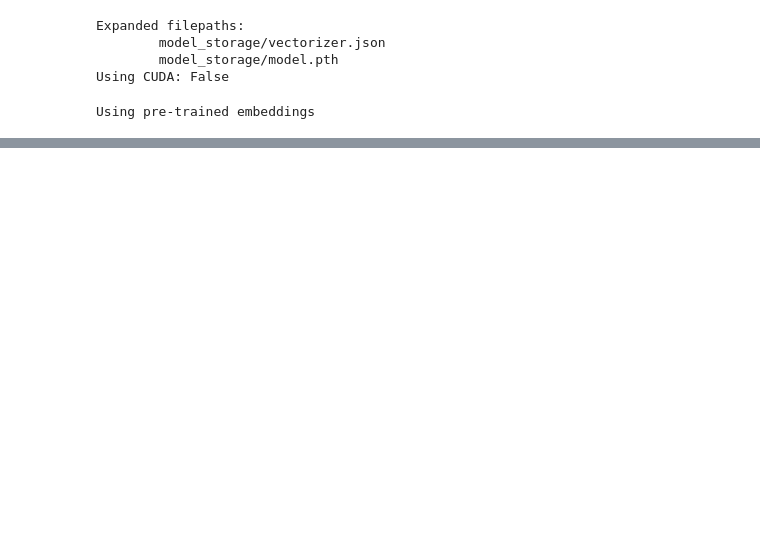
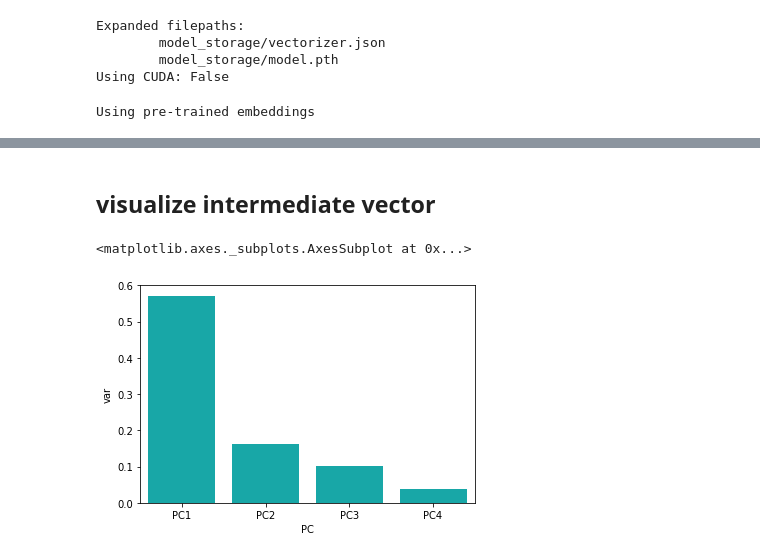
Before and after one commit to elisaoh/imdb-imbalanced, a Jupyter notebook: classify_imdb.ipynb, the cells around one changed output, grey strips where cells are left out. Cells and saved outputs as stored; diff of their text form; code cells hidden in the pictures; blank space fills up the shorter version.

```diff
--- a/classify_imdb.ipynb
+++ b/classify_imdb.ipynb
@@ -26,7 +26,8 @@ args = Namespace(
     seed=1337,
     learning_rate=0.001,
     dropout_p=0.1,
-    batch_size=32,
+    # for batch size
+    batch_size=1,
     num_epochs=100,
     early_stopping_criteria=5,
     # Runtime option
@@ -217,6 +218,8 @@ except KeyboardInterrupt:
     print("Exiting loop")
 # %%
 # compute the loss & accuracy on the test set using the best available model
+
+open("data/features.csv", 'w').close()
 
 classifier.load_state_dict(torch.load(train_state['model_filename']))
 
@@ -231,15 +234,20 @@ batch_generator = generate_batches(dataset,
 running_loss = 0.
 running_acc = 0.
 classifier.eval()
+y_target = []
+y_predict = []
 
 for batch_index, batch_dict in enumerate(batch_generator):
     # compute the output
     y_pred =  classifier(batch_dict['x_data'])
+    _, y_pred_label = y_pred.max(dim=1)
+    y_predict.append(y_pred_label)
 
     # compute the loss
     loss = loss_func(y_pred, batch_dict['y_target'])
     loss_t = loss.item()
     running_loss += (loss_t - running_loss) / (batch_index + 1)
+    y_target.append(batch_dict['y_target'])
 
     # compute the accuracy
     acc_t = compute_accuracy(y_pred, batch_dict['y_target'])
@@ -253,0 +265,11 @@ print("Test Accuracy: {}".format(train_state['test_acc']))
+# %%
+y_predict = np.array(y_predict,dtype="int")
+y_target = np.array(y_target,dtype="int")
+# %% [markdown]
+## visualize intermediate vector
+# %%
+import csv
+
+with open('data/features.csv', newline='') as csvfile:
+    data = list(csv.reader(csvfile))
+np.array(data, dtype="float");
@@ -253,0 +283,14 @@ print("Test Accuracy: {}".format(train_state['test_acc']))
+# %%
+pca = decomposition.PCA(n_components=4)
+pc = pca.fit_transform(data)
+pc_df = pd.DataFrame(data = pc ,
+        columns = ['PC1', 'PC2','PC3','PC4'])
+pc_df["target"] = y_target
+pc_df["predict"] = y_predict
+df = pd.DataFrame({'var':pca.explained_variance_ratio_,
+             'PC':['PC1','PC2','PC3','PC4']})
+sns.barplot(x='PC',y="var",
+           data=df, color="c")
+# %% [output]
+<matplotlib.axes._subplots.AxesSubplot at 0x...>
+[figure, added]
```
Also changed, not shown: parts of 6 cells of this notebook, 2 other files.
